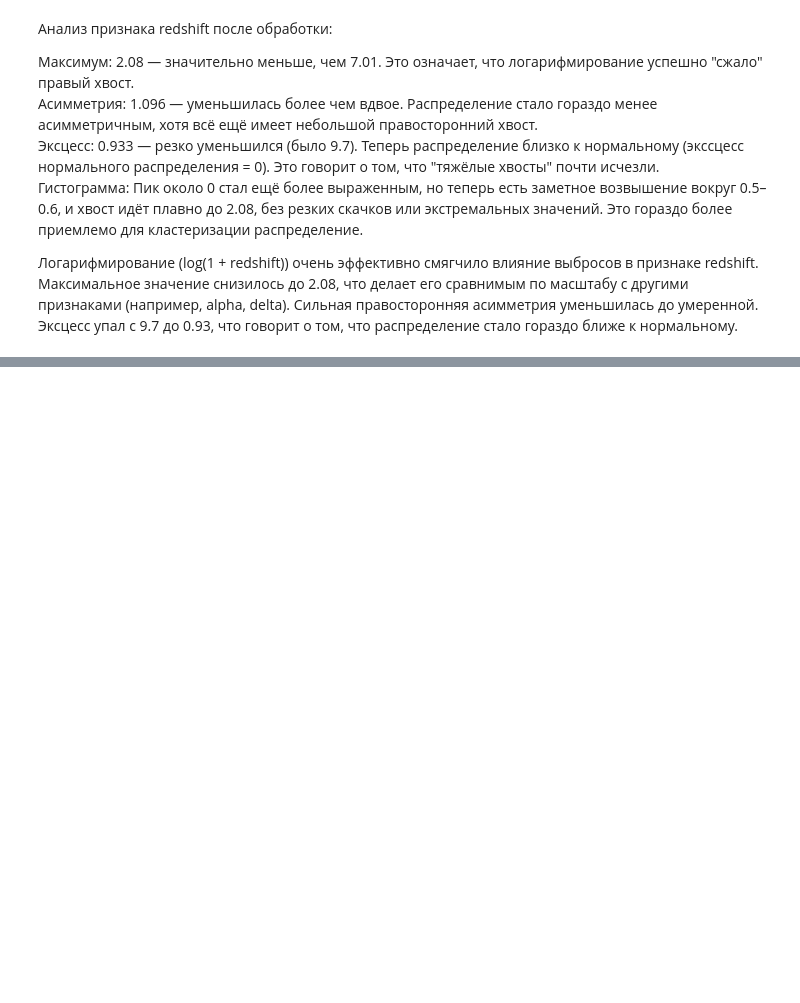
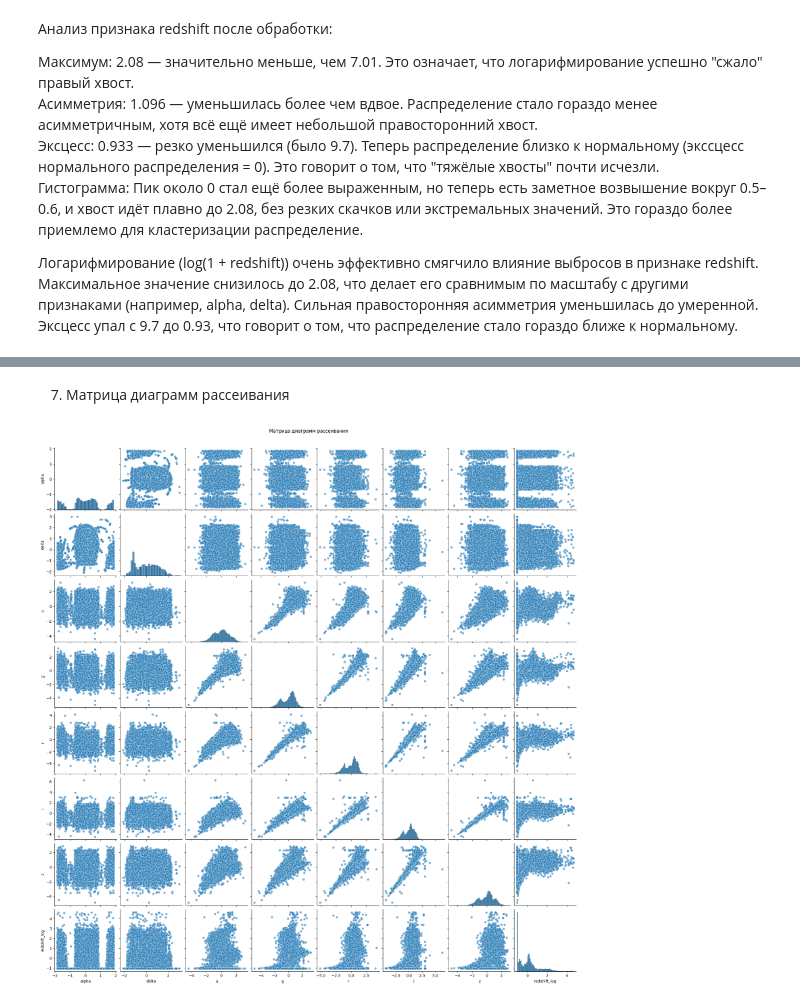
Before and after one commit to DaryaBorovinskaya/ML_lab4, a Jupyter notebook: lab4.ipynb, the cells around one changed output, grey strips where cells are left out. Cells and saved outputs as stored; diff of their text form; code cells hidden in the pictures; blank space fills up the shorter version.

```diff
--- a/lab4.ipynb
+++ b/lab4.ipynb
@@ -306,11 +250,11 @@ Name: redshift_log, dtype: float64
 # %%
-X = df
-
-numeric_features = ['alpha', 'delta', 'u', 'g', 'r', 'i', 'z', 'redshift_log']
-
-preprocessor = ColumnTransformer(
-    transformers=[
-        ('num', StandardScaler(), numeric_features),
-    ]
-)
-X_processed = preprocessor.fit_transform(X)
+df_scaled = StandardScaler().fit_transform(df)
+df_scaled = pd.DataFrame(df_scaled, columns=df.columns)
+# %% [markdown]
+7. Матрица диаграмм рассеивания
+# %%
+sns.pairplot(df_scaled, diag_kind='hist', plot_kws={'alpha': 0.6})
+plt.suptitle("Матрица диаграмм рассеивания", y=1.02)
+plt.show()
+# %% [output]
+[figure, added]
```
Also changed, not shown: parts of 31 cells of this notebook.
